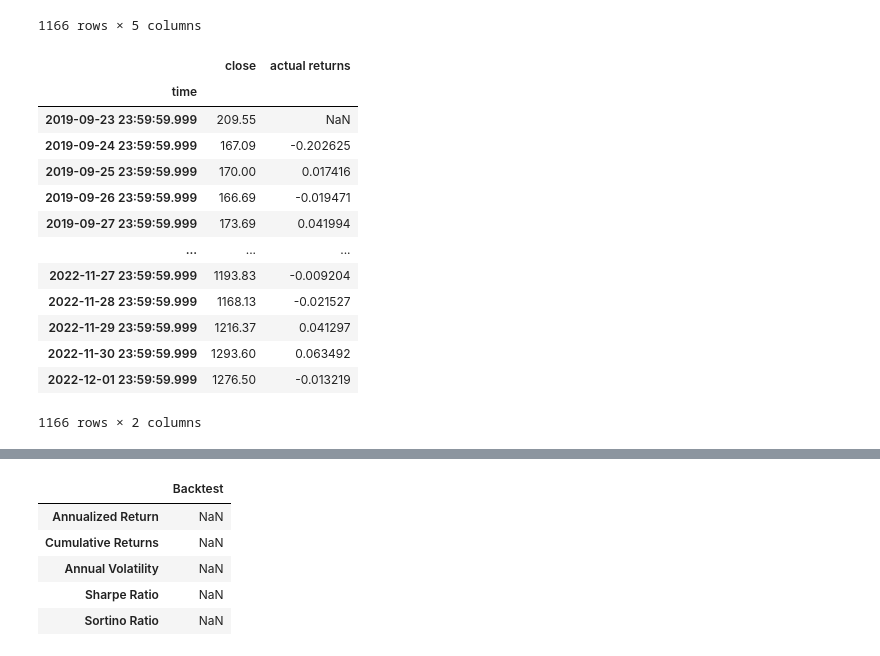
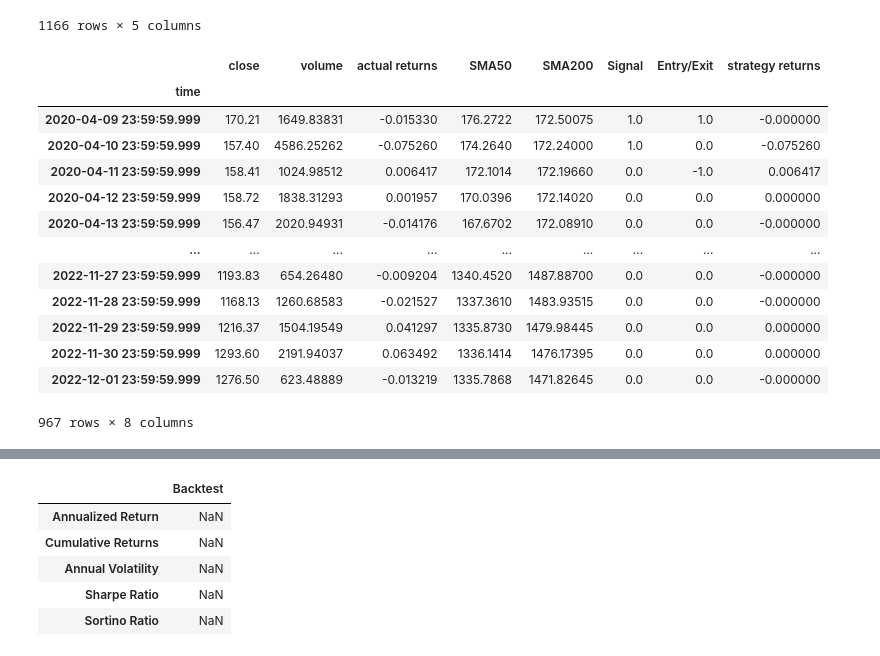
Before and after one commit to jdonnelly0804/project-2, a Jupyter notebook: ravi.ipynb, the cells around one changed output, grey strips where cells are left out. Drawn from its saved outputs; the diff is of its cells as text; code cells hidden in the pictures.

```diff
--- a/ravi.ipynb
+++ b/ravi.ipynb
@@ -50,27 +60,9 @@ eth_df
 | 2022-12-01 23:59:59.999 | 1296.18 | 1298.45 | 1263.08 | 1276.50 | 623.48889 |
 1166 rows × 5 columns
 # %%
-signals_df = eth_df.loc[:,['close']]
+signals_df = eth_df.loc[:,['close','volume']]
+
 signals_df['actual returns'] = signals_df['close'].pct_change()
-# signals_df = signals_df.dropna()
-
-# Review the updated dataframe
-signals_df
-# %% [output]
-|  | close | actual returns |
-| time |  |  |
-| 2019-09-23 23:59:59.999 | 209.55 | NaN |
-| 2019-09-24 23:59:59.999 | 167.09 | -0.202625 |
-| 2019-09-25 23:59:59.999 | 170.00 | 0.017416 |
-| 2019-09-26 23:59:59.999 | 166.69 | -0.019471 |
-| 2019-09-27 23:59:59.999 | 173.69 | 0.041994 |
-| ... | ... | ... |
-| 2022-11-27 23:59:59.999 | 1193.83 | -0.009204 |
-| 2022-11-28 23:59:59.999 | 1168.13 | -0.021527 |
-| 2022-11-29 23:59:59.999 | 1216.37 | 0.041297 |
-| 2022-11-30 23:59:59.999 | 1293.60 | 0.063492 |
-| 2022-12-01 23:59:59.999 | 1276.50 | -0.013219 |
-1166 rows × 2 columns
 # %%
 # Set the Short window and long windows to 50 and 200 respectively (to implement 'Golden Cross' DMAC strategy)
 short_window = 50
@@ -88,8 +80,32 @@ signals_df['Signal'][short_window:] = np.where(
     signals_df['SMA50'][short_window:] > signals_df['SMA200'][short_window:], 1.0, 0.0
 )
 # %%
-# Calculate the points in time when the Signal value changes; Mark Trade ENTRY(1) and EXIT(-1) points
+# Calculate the points in time when the Signal value changes; mark Trade ENTRY(1) and EXIT(-1) points
 signals_df['Entry/Exit'] = signals_df['Signal'].diff()
+
+# Populate [strategy returns] column
+signals_df['strategy returns'] = signals_df['actual returns'] * signals_df['Signal'].shift()
+
+# Drop Nulls
+signals_df = signals_df.dropna()
+
+# Review the updated dataframe
+signals_df
+# %% [output]
+|  | close | volume | actual returns | SMA50 | SMA200 | Signal | Entry/Exit | strategy returns |
+| time |  |  |  |  |  |  |  |  |
+| 2020-04-09 23:59:59.999 | 170.21 | 1649.83831 | -0.015330 | 176.2722 | 172.50075 | 1.0 | 1.0 | -0.000000 |
+| 2020-04-10 23:59:59.999 | 157.40 | 4586.25262 | -0.075260 | 174.2640 | 172.24000 | 1.0 | 0.0 | -0.075260 |
+| 2020-04-11 23:59:59.999 | 158.41 | 1024.98512 | 0.006417 | 172.1014 | 172.19660 | 0.0 | -1.0 | 0.006417 |
+| 2020-04-12 23:59:59.999 | 158.72 | 1838.31293 | 0.001957 | 170.0396 | 172.14020 | 0.0 | 0.0 | 0.000000 |
+| 2020-04-13 23:59:59.999 | 156.47 | 2020.94931 | -0.014176 | 167.6702 | 172.08910 | 0.0 | 0.0 | -0.000000 |
+| ... | ... | ... | ... | ... | ... | ... | ... | ... |
+| 2022-11-27 23:59:59.999 | 1193.83 | 654.26480 | -0.009204 | 1340.4520 | 1487.88700 | 0.0 | 0.0 | -0.000000 |
+| 2022-11-28 23:59:59.999 | 1168.13 | 1260.68583 | -0.021527 | 1337.3610 | 1483.93515 | 0.0 | 0.0 | -0.000000 |
+| 2022-11-29 23:59:59.999 | 1216.37 | 1504.19549 | 0.041297 | 1335.8730 | 1479.98445 | 0.0 | 0.0 | 0.000000 |
+| 2022-11-30 23:59:59.999 | 1293.60 | 2191.94037 | 0.063492 | 1336.1414 | 1476.17395 | 0.0 | 0.0 | 0.000000 |
+| 2022-12-01 23:59:59.999 | 1276.50 | 623.48889 | -0.013219 | 1335.7868 | 1471.82645 | 0.0 | 0.0 | -0.000000 |
+967 rows × 8 columns
 # %%
 # Visualize exit position relative to close price
 exit = signals_df[signals_df['Entry/Exit'] == -1.0]['close'].hvplot.scatter(
```
Also changed, not shown: parts of 28 cells of this notebook.
